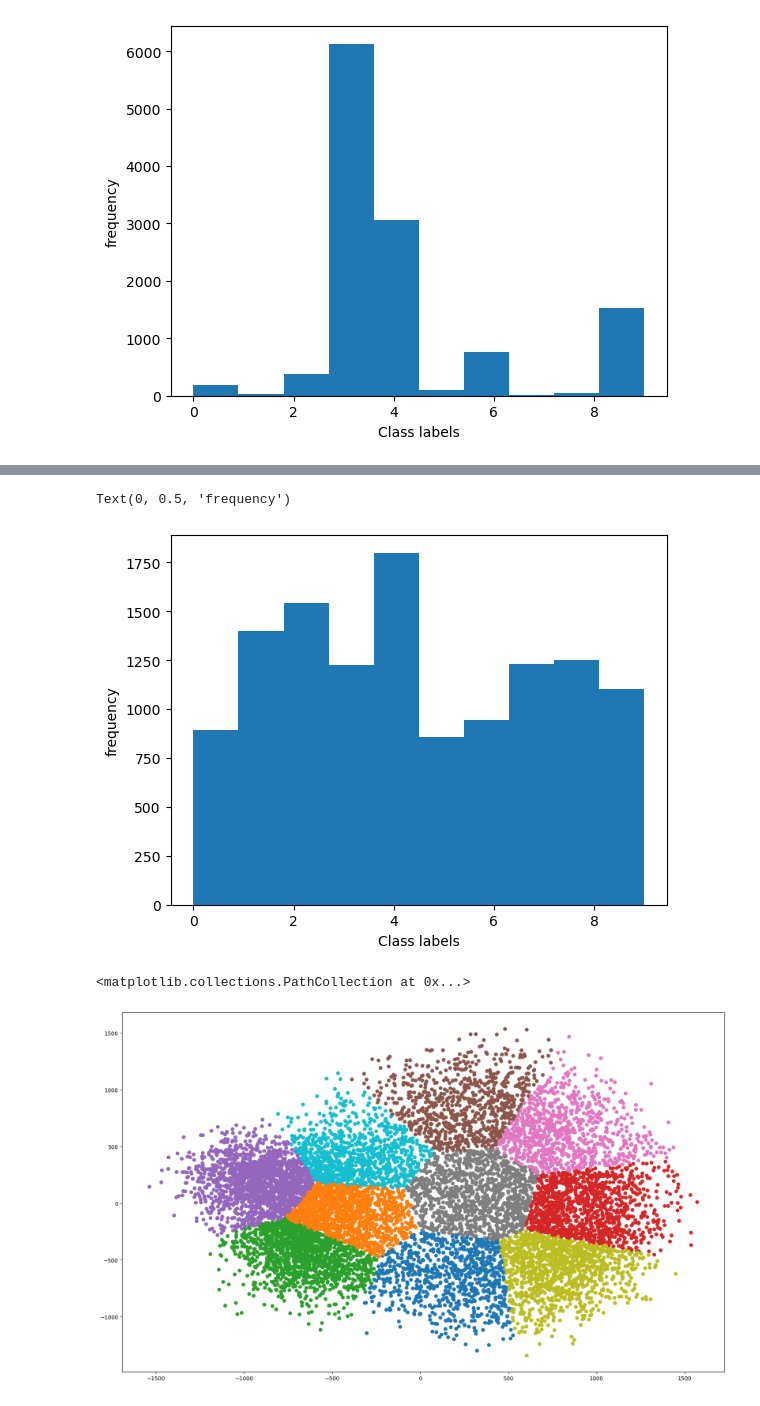
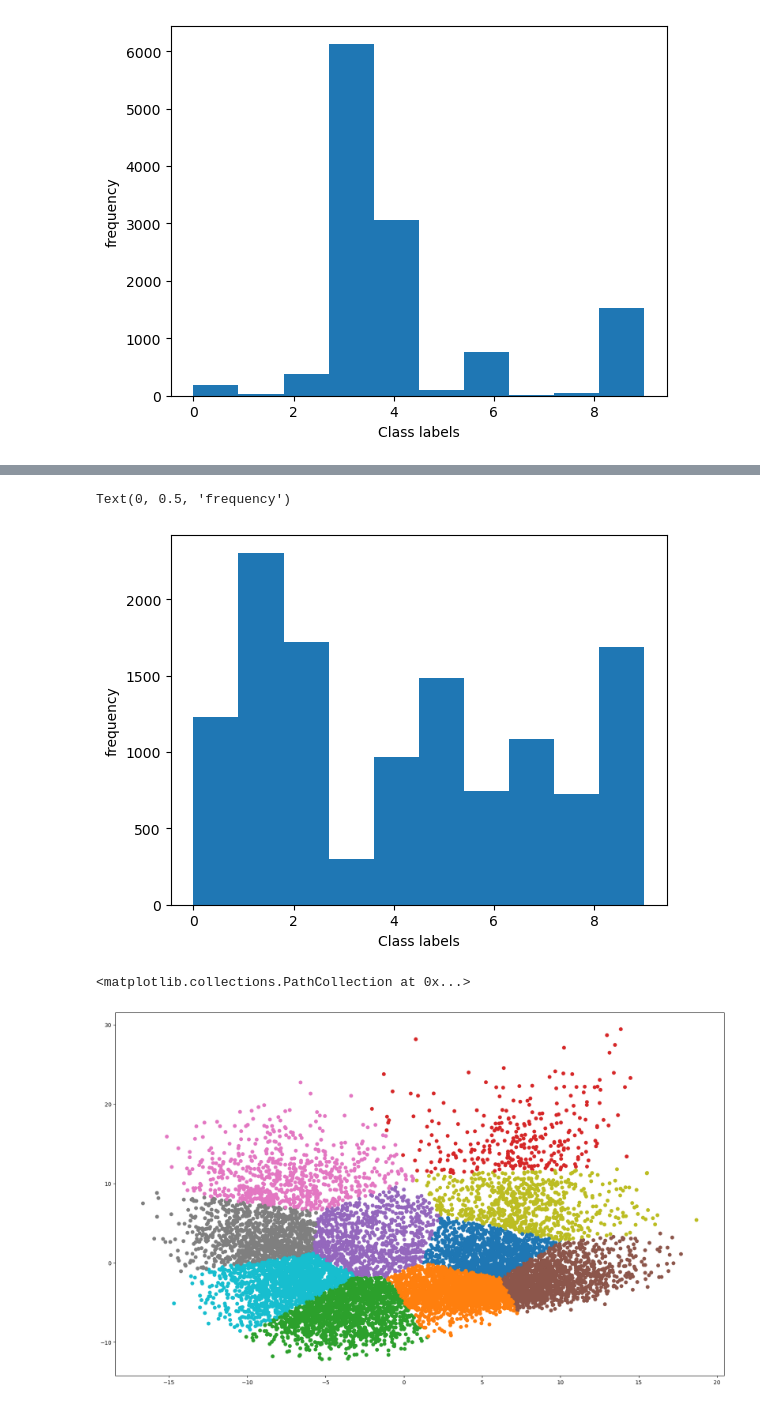
Before and after one commit to mangesh-sakordekar/Anomaly-Detection, a Jupyter notebook: Assignments/Assignment 02/CSC730_Assignment2.ipynb, the cells around one changed output, grey strips where cells are left out. Cells and saved outputs as stored; diff of their text form; code cells hidden in the pictures.

```diff
--- a/Assignments/Assignment 02/CSC730_Assignment2.ipynb
+++ b/Assignments/Assignment 02/CSC730_Assignment2.ipynb
@@ -116,2 +110,8 @@ d2[:,0].shape
+# %%
+# standardize - scale features so that they have mean of 0 and a std dev of 1.
+X_scaled = StandardScaler().fit_transform(X_norm)
+# %%
+pca = PCA(n_components = 2)
+X_pca = pca.fit_transform(X_scaled)
 # %%
 plt.figure(figsize=(20,12))
@@ -122,5 +122,5 @@ plt.scatter(d2[:, 0], d2[:,1], c=y, cmap='tab10')
 # %%
-data = d2
+data = X_pca
 num_clusters = 10
 fuzziness = 1.1 # a parameter controlling the degree of fuzziness (usually set between 1.1 and 2)
 centers, membership = fuzzy_c_means(data, num_clusters, fuzziness, 1000)
@@ -131,2 +127,2 @@ membership.shape
 # %%
-clusters = np.argmax(membership, axis=1)
+clusters_2 = np.argmax(membership, axis=1)
@@ -148,13 +129,13 @@ array([[  21,   17,    0,    2,    1,   41,    0,   71,    1,   37],
 # %%
-plt.hist(clusters)
+plt.hist(clusters_2)
 plt.xlabel('Class labels')
 plt.ylabel('frequency')
 # %% [output]
 Text(0, 0.5, 'frequency')
-[figure, old version]
+[figure, new version]
 # %%
 plt.figure(figsize=(20,12))
-plt.scatter(d2[:, 0], d2[:,1], c=clusters, cmap='tab10')
+plt.scatter(X_pca[:, 0], X_pca[:,1], c=clusters_2, cmap='tab10')
 # %% [output]
 <matplotlib.collections.PathCollection at 0x...>
-[figure, old version]
+[figure, new version]
```
Also changed, not shown: parts of 33 cells of this notebook, 4 other files.
